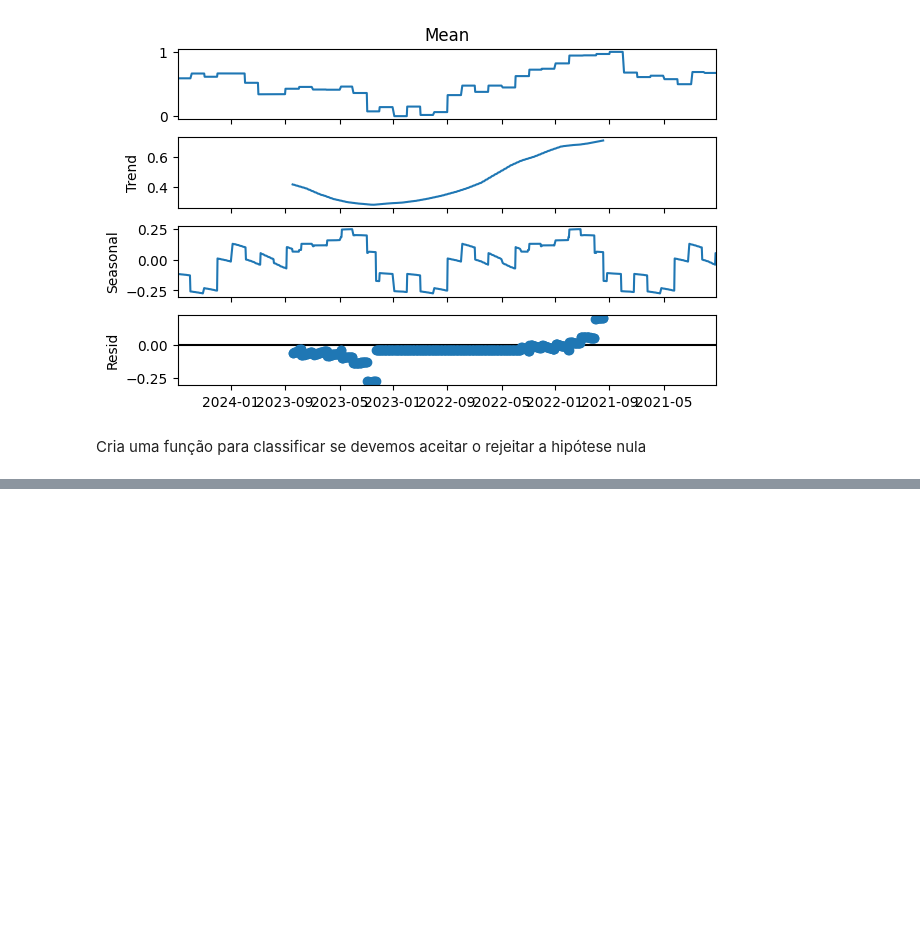
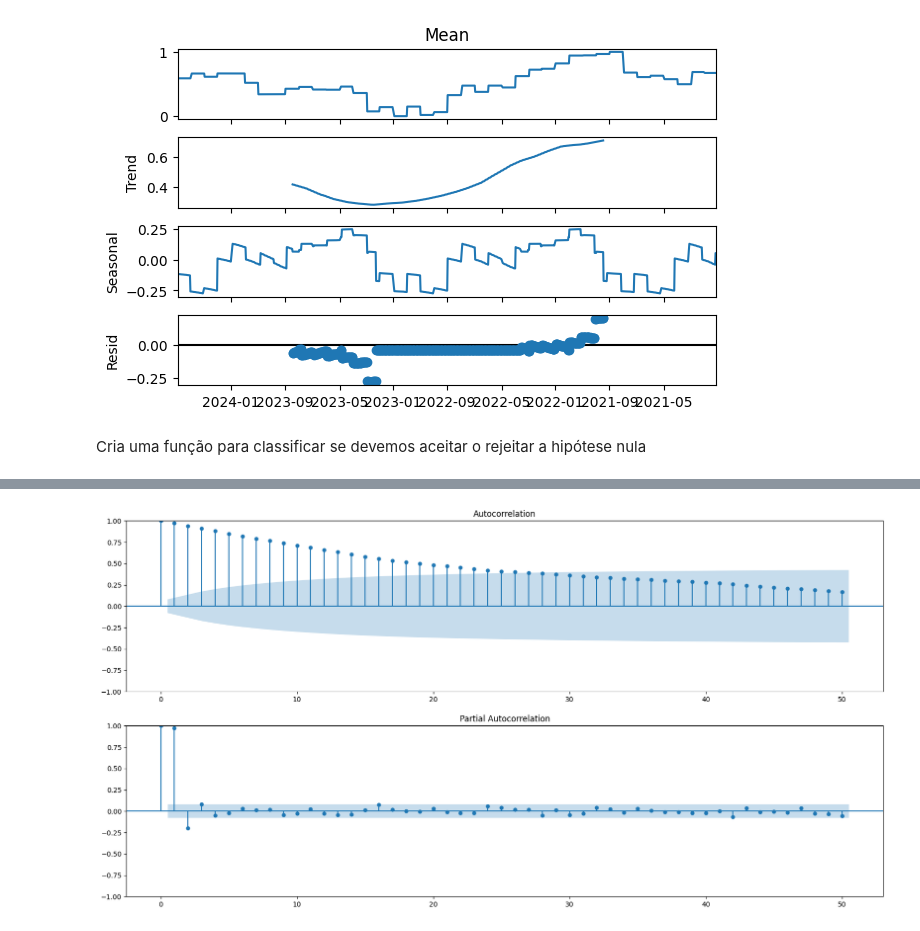
Before and after one commit to DajeanArcila/biblioteca_pandas, a Jupyter notebook: ML_prediçao_dolar.ipynb, the cells around one changed output, grey strips where cells are left out. Drawn from its saved outputs; the diff is of its cells as text; code cells hidden in the pictures; blank space fills up the shorter version.

```diff
--- a/ML_prediçao_dolar.ipynb
+++ b/ML_prediçao_dolar.ipynb
@@ -176,3 +176,6 @@ def test_adf(series, title=''):
         print("Forte evidência para a hipótese nula")
         print("Aceite a hipótese nula - Estacionária")
         print("Dados não são estacionários", title)
+# %%
+y_test=y["Stock Price next day"][:train_size].dropna()
+test_adf(y_test, " Stock Price")
@@ -178,0 +194,7 @@ def test_adf(series, title=''):
+# %%
+fig,ax= plt.subplots(2,1, figsize=(20,10))
+fig=sm.tsa.graphics.plot_acf(y_test, lags=50, ax=ax[0])
+fig=sm.tsa.graphics.plot_pacf(y_test, lags=50, ax=ax[1])
+plt.show()
+# %% [output]
+[figure, added]
```
Also changed, not shown: parts of 18 cells of this notebook.
